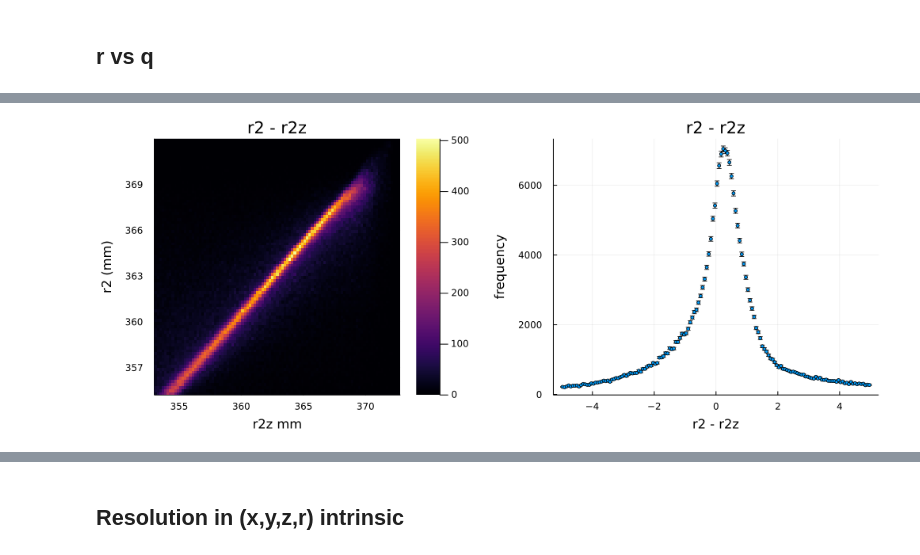
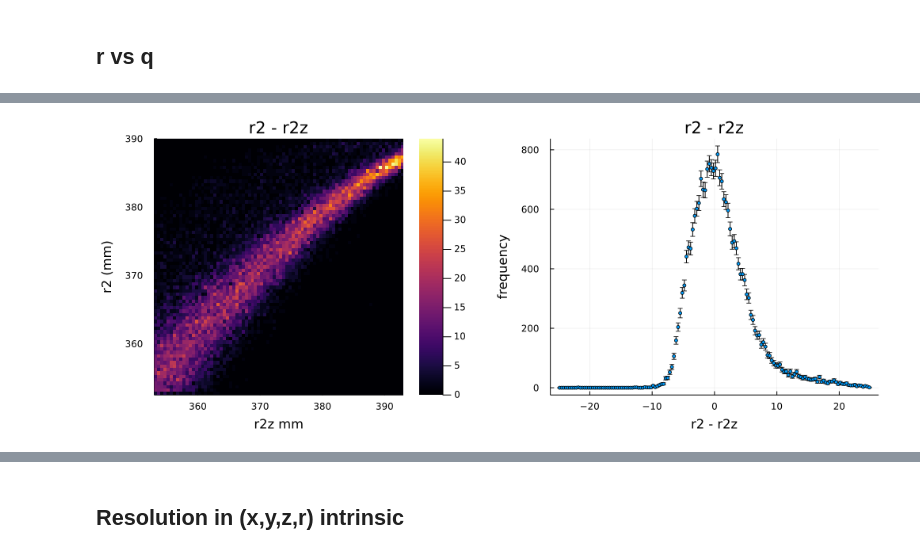
Before and after one commit to jjgomezcadenas/mytest, a Jupyter notebook: notebooks/nema3_pde_03_tof_50ps_phot_40mm_quartz.ipynb, the cells around one changed output, grey strips where cells are left out. Cells and saved outputs as stored; diff of their text form; code cells hidden in the pictures.

```diff
--- a/notebooks/nema3_pde_03_tof_50ps_phot_40mm_quartz.ipynb
+++ b/notebooks/nema3_pde_03_tof_50ps_phot_40mm_quartz.ipynb
@@ -68,10 +68,10 @@ Base.CoreLogging.SimpleLogger(IJulia.IJuliaStdio{Base.PipeEndpoint}(IOContext(Ba
 # %% [markdown]
 # Notebook
 # %%
-norm = 5.0e+6
+norm = 1.0e+6
 dir = "../data/"
 dirp = "../plots"
-conf = "n3-w-20mm-all-qc2"
+conf = "n3-phot-quartz"
 out = string(conf, "-mdf")
 path = joinpath(dir, conf)
 pathp = joinpath(dirp, conf)
@@ -108,6 +108,6 @@ ANema.ANema.q1vsq2(ndf, tit="q1 vs q2 $conf", filename=joinpath(pathp, "q1q2"),
 # %% [markdown]
 ## Cut in (q1,q2)
 # %%
-ndfq =ANema.selectinterval(ndf, "q1", "q2", 1900.0, 2200.0);
+ndfq =ANema.selectinterval(ndf, "q1", "q2", 900.0, 1600.0);
 println("after q1q2 cut: ndfq has a length of ", nrow(ndfq), " fraction = ", nrow(ndfq)/norm)
 # %% [output]
@@ -133,4 +135,4 @@ ANema.zstd(ndfq, tit=" r = f(σz) $conf", filename=joinpath(pathp, "zstd"), save
 # %%
-ndfz =ANema.selectinterval(ndfq, "zstd1", "zstd2", 1.0, 16.0);
+ndfz =ANema.selectinterval(ndfq, "zstd1", "zstd2", 20.0, 40.0);
 println("after zstd cut: ndfz has a length of ", nrow(ndfz), " fraction =", nrow(ndfz)/norm )
 # %% [output]
@@ -197,7 +193,7 @@ Fit parameters: a = 373.04 b = -1.18 c = 0.0026 Fit errors: a =   0.1 b = 0.026
 # %%
-r2z = fzr2.g.(ndfz.zstd2) + 0.25 * ones(length(ndfz.q2))
-ANema.plotreso(r2z, ndfz.r2, "r2z mm", "r2 (mm)", -5., 5.0, tit="r2 - r2z",
+r2z = fzr2.g.(ndfz.zstd2) +1.0 * ones(length(ndfz.q2))
+ANema.plotreso(r2z, ndfz.r2, "r2z mm", "r2 (mm)", -25., 25.0, tit="r2 - r2z",
          filename=filename=joinpath(pathp, "r1-r1z"), save=true)
 # %% [output]
-[figure, old version]
+[figure, new version]
 # %%
```
Also changed, not shown: parts of 55 cells of this notebook, 1 other file.
